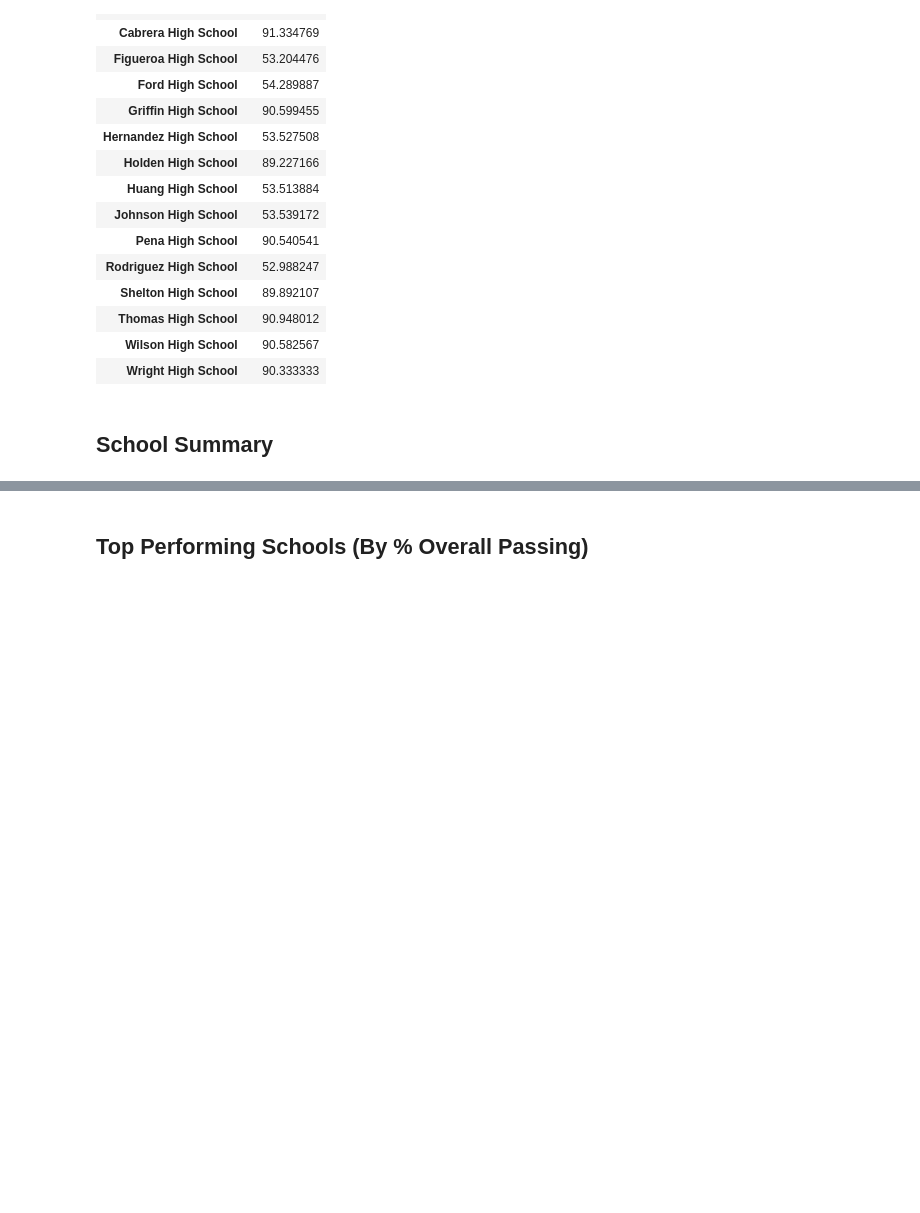
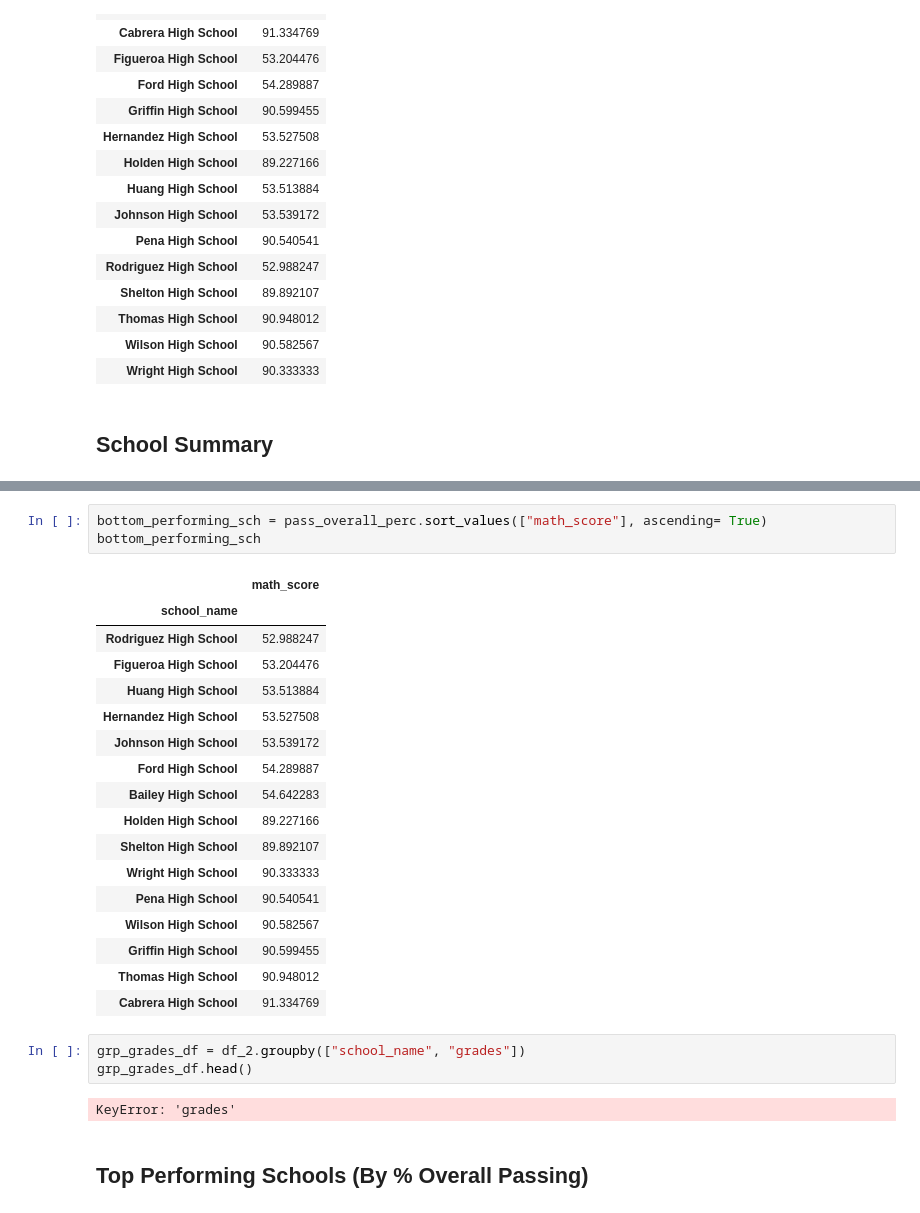
Before and after one commit to harsh-env/pandas-challenge, a Jupyter notebook: PyCitySchools/PyCitySchools_starter-Copy4.ipynb, the cells around one changed output, grey strips where cells are left out. Drawn from its saved outputs; the diff is of its cells as text; blank space fills up the shorter version.

```diff
--- a/PyCitySchools/PyCitySchools_starter-Copy4.ipynb
+++ b/PyCitySchools/PyCitySchools_starter-Copy4.ipynb
@@ -270,3 +291,29 @@ pass_overall_perc
+# %%
+bottom_performing_sch = pass_overall_perc.sort_values(["math_score"], ascending= True)
+bottom_performing_sch
+# %% [output]
+|  | math_score |
+| school_name |  |
+| Rodriguez High School | 52.988247 |
+| Figueroa High School | 53.204476 |
+| Huang High School | 53.513884 |
+| Hernandez High School | 53.527508 |
+| Johnson High School | 53.539172 |
+| Ford High School | 54.289887 |
+| Bailey High School | 54.642283 |
+| Holden High School | 89.227166 |
+| Shelton High School | 89.892107 |
+| Wright High School | 90.333333 |
+| Pena High School | 90.540541 |
+| Wilson High School | 90.582567 |
+| Griffin High School | 90.599455 |
+| Thomas High School | 90.948012 |
+| Cabrera High School | 91.334769 |
+# %%
+grp_grades_df = df_2.groupby(["school_name", "grades"])
+grp_grades_df.head()
+# %% [output]
+KeyError: 'grades'
 # %% [markdown]
 ## Top Performing Schools (By % Overall Passing)
 # %% [markdown]
```
Also changed, not shown: parts of 1 cell of this notebook.
